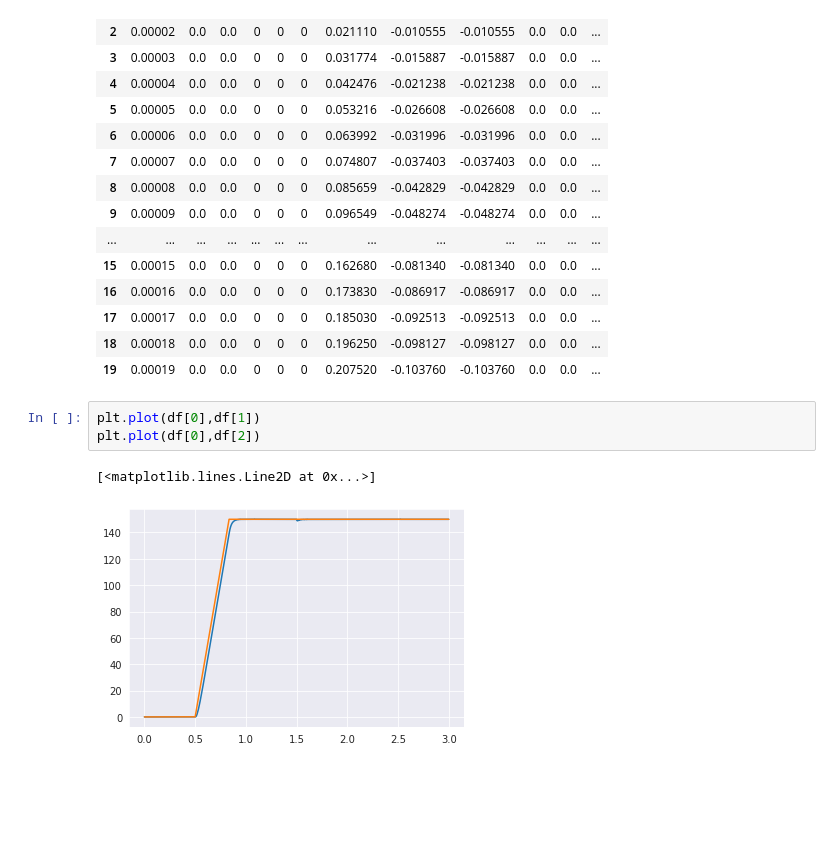
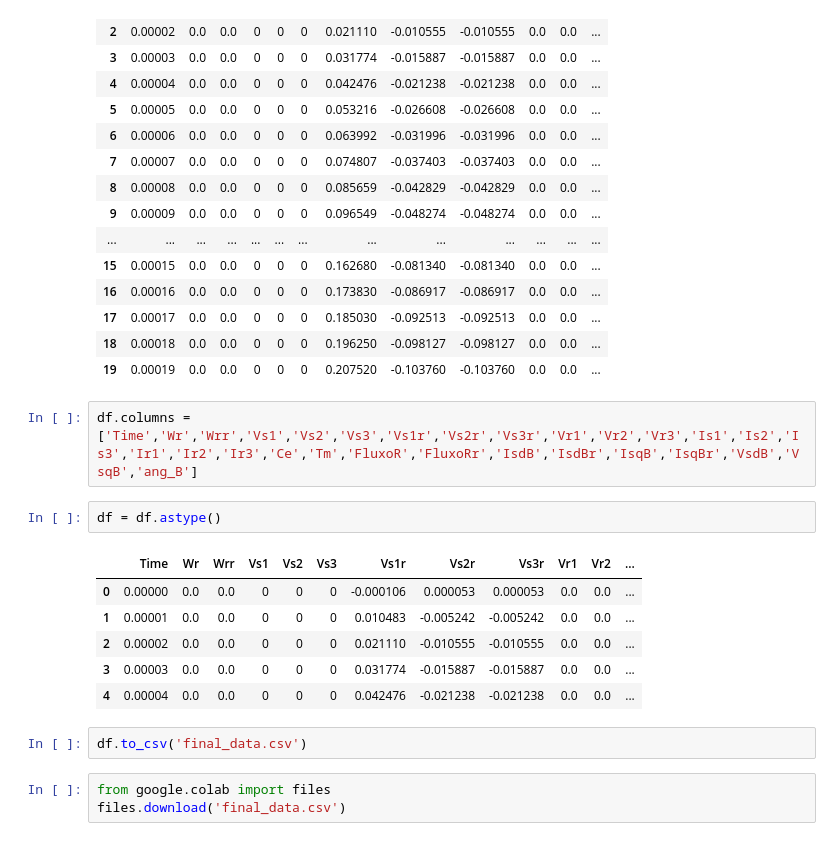
Before and after one commit to iancamleite/qfe, a Jupyter notebook: Gráficos_Acendimentos.ipynb, the cells around one changed output. Saved outputs shown, nothing was run; the diff lists cells and outputs as text; blank space fills up the shorter version.

```diff
--- a/Gráficos_Acendimentos.ipynb
+++ b/Gráficos_Acendimentos.ipynb
@@ -27,9 +27,19 @@ df.head(20)
 | 17 | 0.00017 | 0.0 | 0.0 | 0 | 0 | 0 | 0.185030 | -0.092513 | -0.092513 | 0.0 | 0.0 | ... |
 | 18 | 0.00018 | 0.0 | 0.0 | 0 | 0 | 0 | 0.196250 | -0.098127 | -0.098127 | 0.0 | 0.0 | ... |
 | 19 | 0.00019 | 0.0 | 0.0 | 0 | 0 | 0 | 0.207520 | -0.103760 | -0.103760 | 0.0 | 0.0 | ... |
-# %%
-plt.plot(df[0],df[1])
-plt.plot(df[0],df[2])
-# %% [output]
-[<matplotlib.lines.Line2D at 0x...>]
-[figure, removed]
+# %%
+df.columns = ['Time','Wr','Wrr','Vs1','Vs2','Vs3','Vs1r','Vs2r','Vs3r','Vr1','Vr2','Vr3','Is1','Is2','Is3','Ir1','Ir2','Ir3','Ce','Tm','FluxoR','FluxoRr','IsdB','IsdBr','IsqB','IsqBr','VsdB','VsqB','ang_B']
+# %%
+df = df.astype()
+# %% [output]
+|  | Time | Wr | Wrr | Vs1 | Vs2 | Vs3 | Vs1r | Vs2r | Vs3r | Vr1 | Vr2 | ... |
+| 0 | 0.00000 | 0.0 | 0.0 | 0 | 0 | 0 | -0.000106 | 0.000053 | 0.000053 | 0.0 | 0.0 | ... |
+| 1 | 0.00001 | 0.0 | 0.0 | 0 | 0 | 0 | 0.010483 | -0.005242 | -0.005242 | 0.0 | 0.0 | ... |
+| 2 | 0.00002 | 0.0 | 0.0 | 0 | 0 | 0 | 0.021110 | -0.010555 | -0.010555 | 0.0 | 0.0 | ... |
+| 3 | 0.00003 | 0.0 | 0.0 | 0 | 0 | 0 | 0.031774 | -0.015887 | -0.015887 | 0.0 | 0.0 | ... |
+| 4 | 0.00004 | 0.0 | 0.0 | 0 | 0 | 0 | 0.042476 | -0.021238 | -0.021238 | 0.0 | 0.0 | ... |
+# %%
+df.to_csv('final_data.csv')
+# %%
+from google.colab import files
+files.download('final_data.csv')
```
